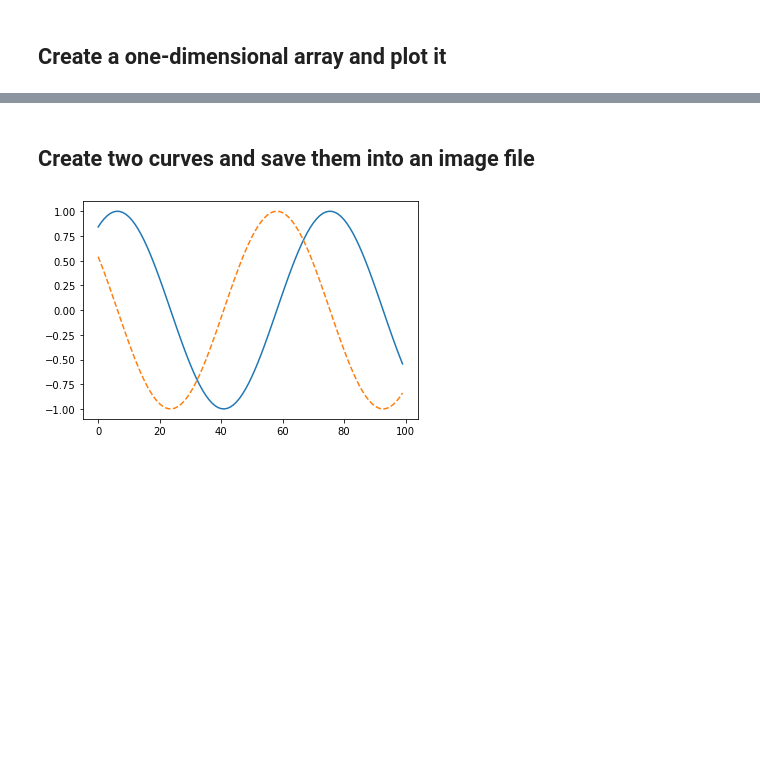
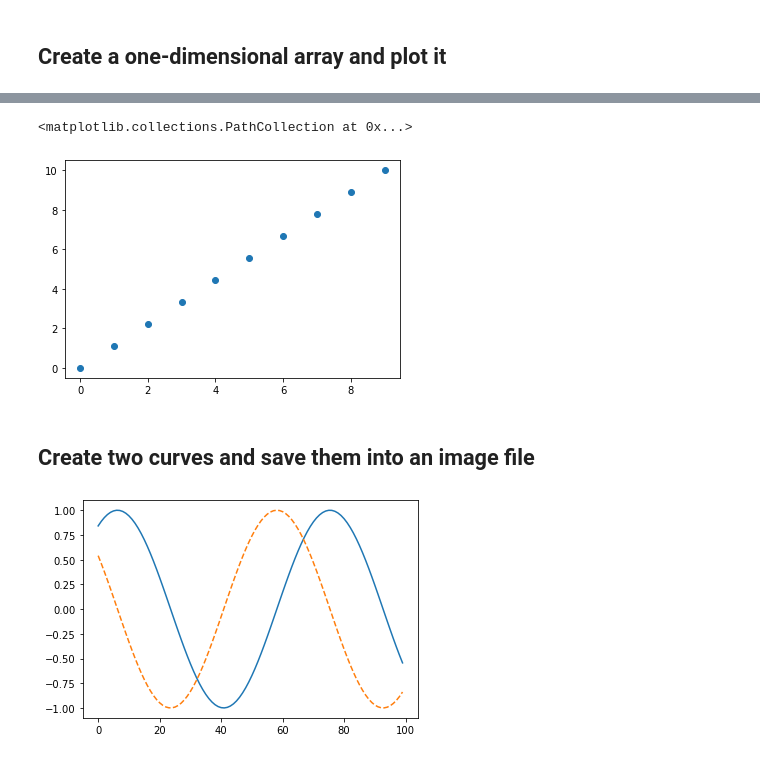
Before and after one commit to lhuang-pvamu/Parallel-Computing-Code, a Jupyter notebook: Python/Plots.ipynb, the cells around one changed output, grey strips where cells are left out. Drawn from its saved outputs; the diff is of its cells as text; code cells hidden in the pictures; blank space fills up the shorter version.

```diff
--- a/Python/Plots.ipynb
+++ b/Python/Plots.ipynb
@@ -47,3 +47,9 @@ plt.grid()
+# %%
+x = np.arange(10)
+plt.scatter(x,A)
+# %% [output]
+<matplotlib.collections.PathCollection at 0x...>
+[figure, added]
 # %% [markdown]
 ## Create two curves and save them into an image file
 # %%
```
Also changed, not shown: parts of 13 cells of this notebook, 3 other files.
